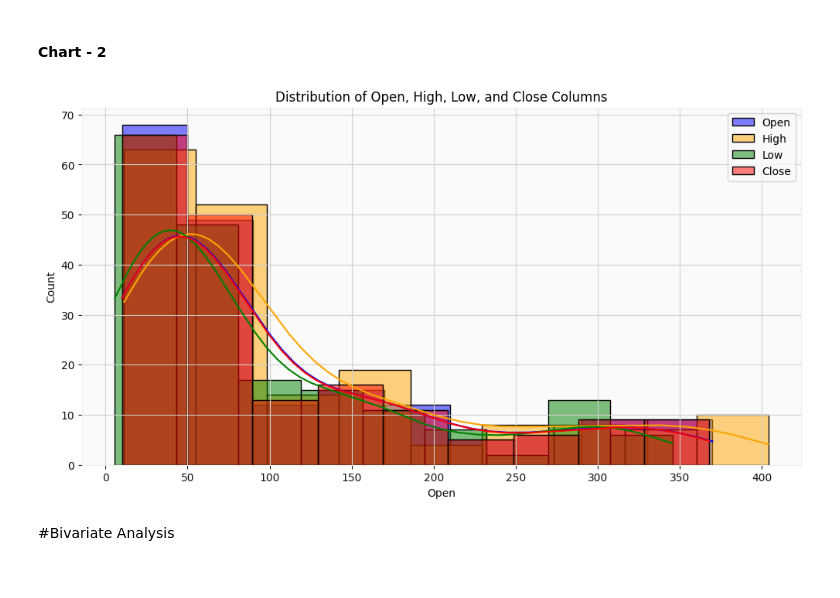
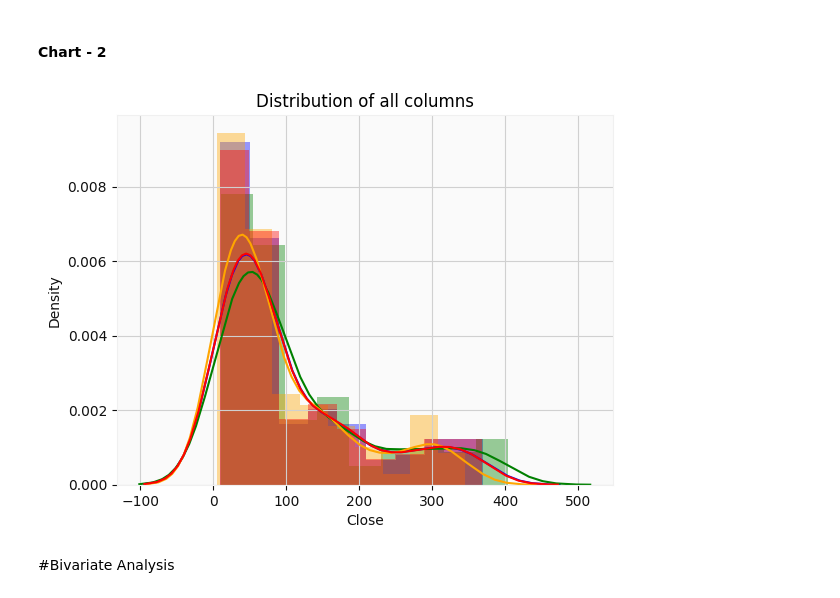
Before and after one commit to Umesh2851997/Yes-bank-stock-closing-price-prediction, a Jupyter notebook: Yes_Bank_Closing_Stock_Price_Prediction.ipynb, the cells around one changed output. Cells and saved outputs as stored; diff of their text form; code cells hidden in the pictures.

```diff
--- a/Yes_Bank_Closing_Stock_Price_Prediction.ipynb
+++ b/Yes_Bank_Closing_Stock_Price_Prediction.ipynb
@@ -52,7 +70,7 @@ Drive already mounted at /content/drive; to attempt to forcibly remount, call dr
 ### Dataset First View
 # %%
 # Dataset First Look
-df = pd.read_csv("/content/data_YesBank_StockPrices.csv")
+df = pd.read_csv("/content/drive/MyDrive/My_new_numpy/data_YesBank_StockPrices.csv")
 df.head()
 # %% [output]
 |  | Date | Open | High | Low | Close |
@@ -200,20 +202,14 @@ plt.show()
 # %% [markdown]
 #### Chart - 2
 # %%
-plt.figure(figsize=(12, 6))
-
-# Create individual distribution plots for each column
-sns.histplot(df['Open'], kde=True, label='Open', color='blue')
-sns.histplot(df['High'], kde=True, label='High', color='orange')
-sns.histplot(df['Low'], kde=True, label='Low', color='green')
-sns.histplot(df['Close'], kde=True, label='Close', color='red')
-
-# Set the title and display the legend
-plt.title("Distribution of Open, High, Low, and Close Columns")
-plt.legend()
+sns.distplot(df['Open'], kde=True, label='Open', color='blue')
+sns.distplot(df['High'], kde=True, label='High', color='green')
+sns.distplot(df['Low'], kde=True, label='Low', color='orange')
+sns.distplot(df['Close'], kde=True, label='Close', color='red')
+plt.title("Distribution of all columns")
 plt.show()
 # %% [output]
-[figure, old version]
+[figure, new version]
 # %% [markdown]
 #Bivariate Analysis
 # %% [markdown]
```
Also changed, not shown: parts of 36 cells of this notebook.
